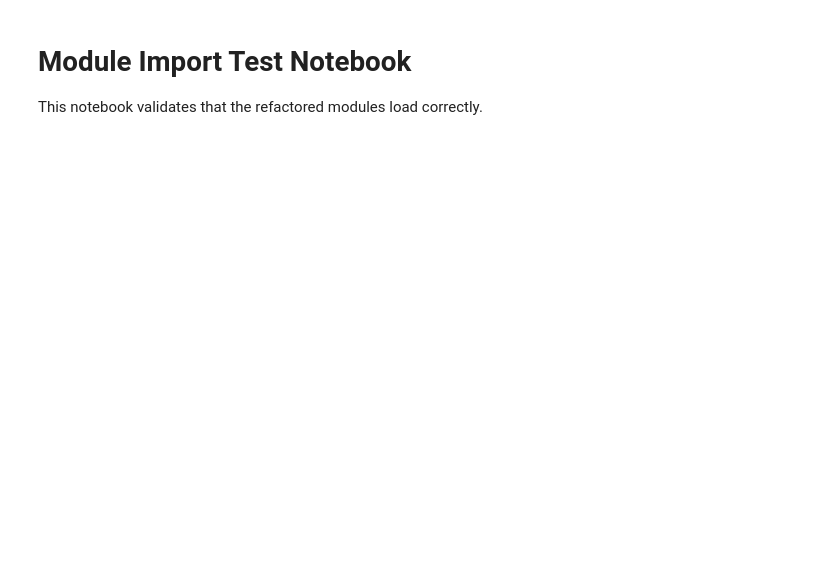
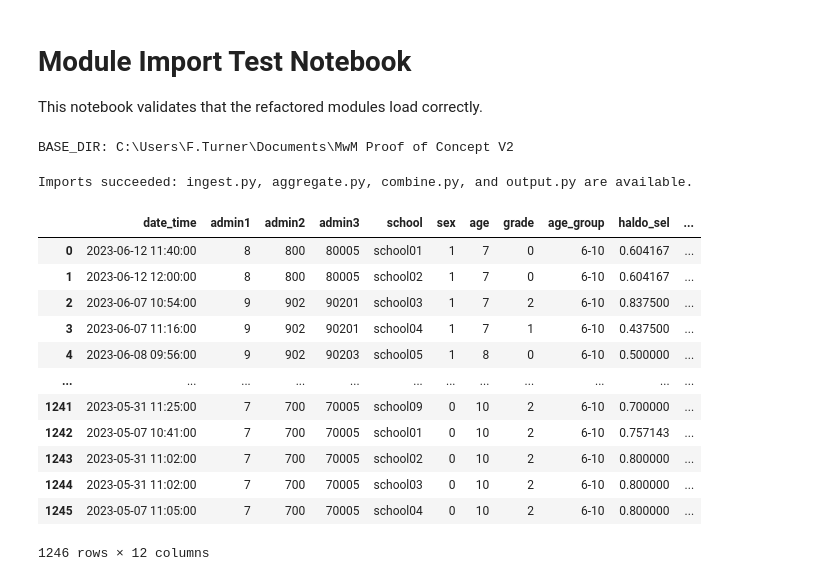
Before and after one commit to fergal-turner/mwm_poc_v2, a Jupyter notebook: notebooks/test_notebook.ipynb, the cells around one changed output. Cells and saved outputs as stored; diff of their text form; code cells hidden in the pictures; blank space fills up the shorter version.

```diff
--- a/notebooks/test_notebook.ipynb
+++ b/notebooks/test_notebook.ipynb
@@ -17,43 +17,39 @@ import seaborn as sns
 
 BASE_DIR = Path.cwd().resolve().parent
 DATA_DIR = BASE_DIR / "data"
-FIG_DIR = BASE_DIR / "results" / "figures"
-TAB_DIR = BASE_DIR / "results" / "tables"
-for p in [FIG_DIR, TAB_DIR]:
-    p.mkdir(parents=True, exist_ok=True)
+INPUT_DIR = DATA_DIR / "input"
 
-SAVE_FIGS = True
-SAVE_TABLES = True
-DPI = 300
-
-pd.set_option("display.max_rows", 200)
-pd.set_option("display.max_columns", 200)
-
-sc_colors = {
-    'red': '#da291c',          'medium red': '#ed7b73',    'light red': '#f9d3d0',
-    'purple': '#ae90c3',       'medium purple': '#cebcdb', 'light purple': '#efe9f3',
-    'yellow': '#fecf28',       'medium yellow': '#ffeca9', 'light yellow': '#fff5d4',
-    'blue': '#99cccc',         'medium blue': '#d6ebeb',   'light blue': '#ebf5f5',
-    'green': '#45b283',        'medium green': '#8dd3b5',  'light green': '#d9f0e6',
-    'grey': '#e7e6e6'
-}
-
-mpl.rcParams['font.family'] = 'Calibri'
-sns.set_theme(style='whitegrid')
-
-def style_axis(ax, face='grey'):
-    ax.set_facecolor(sc_colors.get(face, '#f6f6f6'))
-    ax.spines[['top', 'right']].set_visible(False)
 
 if str(BASE_DIR) not in sys.path:
     sys.path.insert(0, str(BASE_DIR))
 
 print(f"BASE_DIR: {BASE_DIR}")
+# %% [output]
+BASE_DIR: C:\Users\F.Turner\Documents\MwM Proof of Concept V2
 # %%
-#========================================
-# Import refactored modules
-#========================================
-from code.ingest import DataSet, add_to_log, add_uuid, build_dataset, get_kobo_data, import_data, split_multi
-from code.aggregate import aggregates
+from src.ingest import *
+from src.aggregate import *
+from src.combine import *
+from src.output import *
 
-print("Imports succeeded: ingest.py and aggregate.py are available.")
+print("Imports succeeded: ingest.py, aggregate.py, combine.py, and output.py are available.")
+# %% [output]
+Imports succeeded: ingest.py, aggregate.py, combine.py, and output.py are available.
+# %%
+df = pd.read_csv(DATA_DIR / "output" / "kenya" / "tables" / "combined_child_level.csv")
+# %%
+df
+# %% [output]
+|  | date_time | admin1 | admin2 | admin3 | school | sex | age | grade | age_group | haldo_sel | ... |
+| 0 | 2023-06-12 11:40:00 | 8 | 800 | 80005 | school01 | 1 | 7 | 0 | 6-10 | 0.604167 | ... |
+| 1 | 2023-06-12 12:00:00 | 8 | 800 | 80005 | school02 | 1 | 7 | 0 | 6-10 | 0.604167 | ... |
+| 2 | 2023-06-07 10:54:00 | 9 | 902 | 90201 | school03 | 1 | 7 | 2 | 6-10 | 0.837500 | ... |
+| 3 | 2023-06-07 11:16:00 | 9 | 902 | 90201 | school04 | 1 | 7 | 1 | 6-10 | 0.437500 | ... |
+| 4 | 2023-06-08 09:56:00 | 9 | 902 | 90203 | school05 | 1 | 8 | 0 | 6-10 | 0.500000 | ... |
+| ... | ... | ... | ... | ... | ... | ... | ... | ... | ... | ... | ... |
+| 1241 | 2023-05-31 11:25:00 | 7 | 700 | 70005 | school09 | 0 | 10 | 2 | 6-10 | 0.700000 | ... |
+| 1242 | 2023-05-07 10:41:00 | 7 | 700 | 70005 | school01 | 0 | 10 | 2 | 6-10 | 0.757143 | ... |
+| 1243 | 2023-05-31 11:02:00 | 7 | 700 | 70005 | school02 | 0 | 10 | 2 | 6-10 | 0.800000 | ... |
+| 1244 | 2023-05-31 11:02:00 | 7 | 700 | 70005 | school03 | 0 | 10 | 2 | 6-10 | 0.800000 | ... |
+| 1245 | 2023-05-07 11:05:00 | 7 | 700 | 70005 | school04 | 0 | 10 | 2 | 6-10 | 0.800000 | ... |
+1246 rows × 12 columns
```
Also changed, not shown: parts of 6 cells of this notebook, 19 other files.
